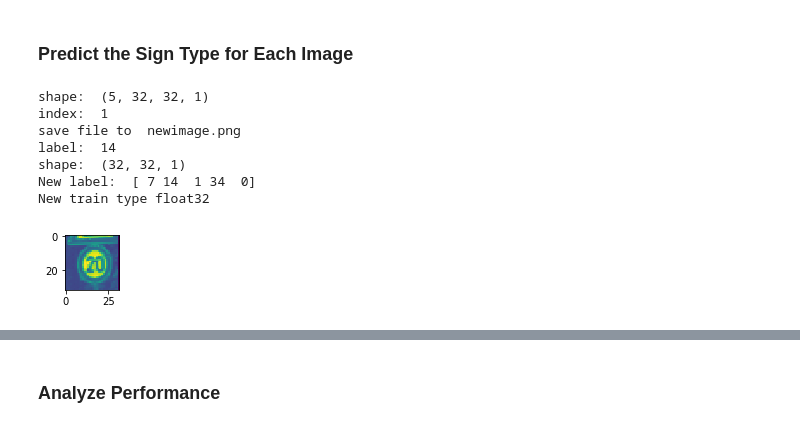
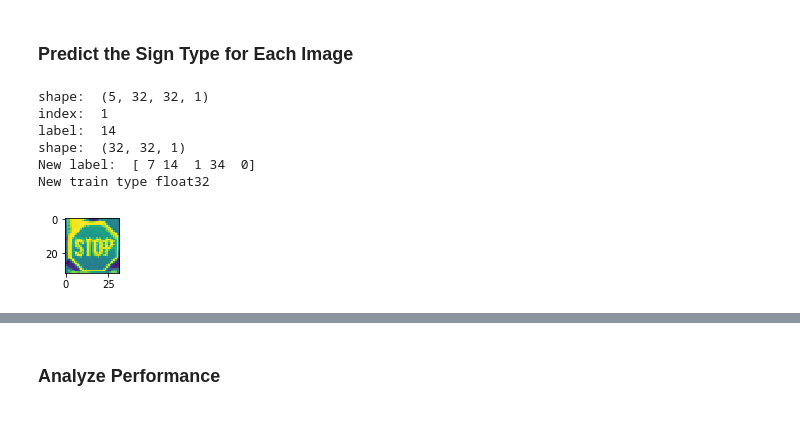
Before and after one commit to Jessica001cheng/Traffic_Sign_Classifier, a Jupyter notebook: Traffic_Sign_Classifier.ipynb, the cells around one changed output, grey strips where cells are left out. Saved outputs shown, nothing was run; the diff lists cells and outputs as text; code cells hidden in the pictures.

```diff
--- a/Traffic_Sign_Classifier.ipynb
+++ b/Traffic_Sign_Classifier.ipynb
@@ -101,33 +101,13 @@ import random
 # Visualizations will be shown in the notebook.
 %matplotlib inline
 
-
-### plot the histogram of the train/validation/test dataset
-plt.subplot(311)
-plt.hist(y_train,bins=n_classes)
-plt.title("train datashet histogram")
-
-plt.subplot(312)
-plt.hist(y_valid,bins=n_classes)
-plt.title("valid datashet histogram")
-
-plt.subplot(313)
-plt.hist(y_test,bins=n_classes)
-plt.title("test datashet histogram")
-plt.savefig('Visulization.png')
-plt.show()
-
 index = random.randint(0, n_train)
 
-### plot a traffic sign image
-def signshow(X, Y, index, filename = None):
+def randshow(X, Y, index):
     print("index: ", index)
     image = np.squeeze(X[index])
 
     plt.figure(figsize = (1,1))
-    if filename:
-        plt.imsave(filename+".png", image)
-        print("save file to ", filename+".png")
     plt.imshow(image)
     print("label: ", Y[index])
     print("shape: ", X[index].shape)
@@ -478,27 +454,26 @@ New_train shape:  (5, 32, 32, 3)
 # %%
 ### Run the predictions here and use the model to output the prediction for each image.
 ### Make sure to pre-process the images with the same pre-processing pipeline used earlier.
 ### Feel free to use as many code cells as needed.
 
 ### Prepross the image
 New_train=preprocess(New_train)
 New_train=New_train.astype(np.float32)
 New_label=[7,14,1,34,0]
 New_label=np.array(New_label)
 New_label=New_label.astype(int)
 index = 1
-signshow(New_train, New_label, index, "newimage")
+randshow(New_train, New_label, index)
 print("New label: ", New_label)
 print("New train type", New_train.dtype)
 # %% [output]
 shape:  (5, 32, 32, 1)
 index:  1
-save file to  newimage.png
 label:  14
 shape:  (32, 32, 1)
 New label:  [ 7 14  1 34  0]
 New train type float32
-[figure, old version]
+[figure, new version]
 # %%
 ## restore the checkpoint
 import tensorflow as tf
```
Also changed, not shown: parts of 3 cells of this notebook, 6 other files.
